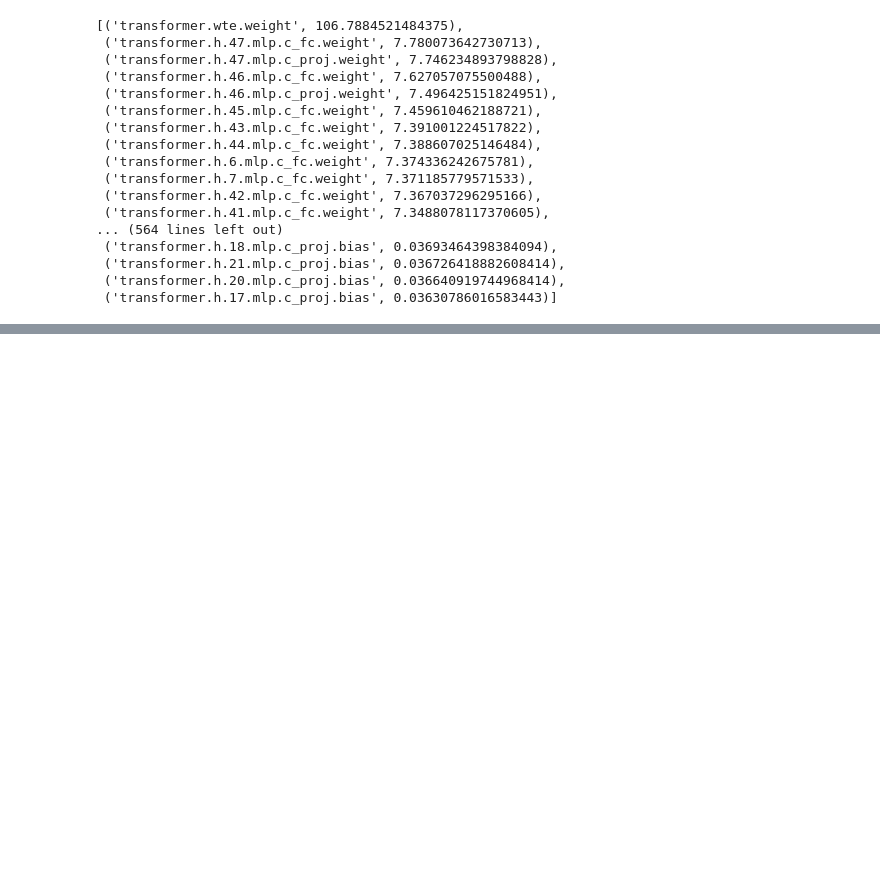
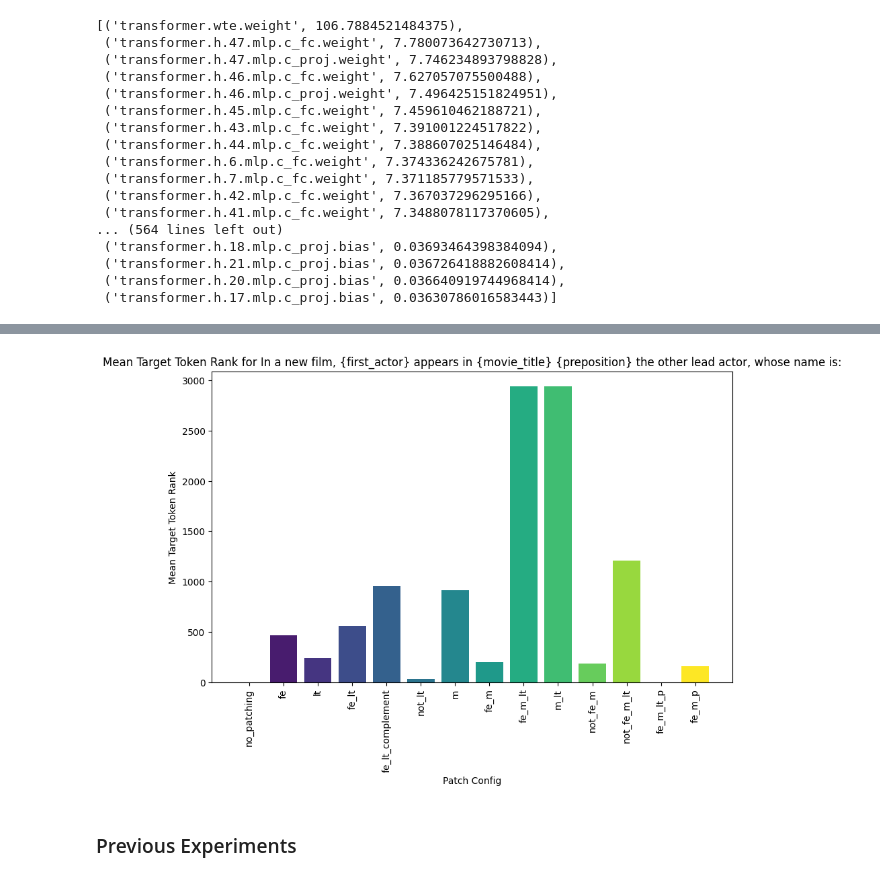
Before and after one commit to toddnief/dyamic-weight-grafting, a Jupyter notebook: notebooks/experiments_v2.ipynb, the cells around one changed output, grey strips where cells are left out. Cells and saved outputs as stored; diff of their text form; code cells hidden in the pictures; blank space fills up the shorter version.

Commit message:
update experiment infra

```diff
--- a/notebooks/experiments_v2.ipynb
+++ b/notebooks/experiments_v2.ipynb
@@ -148,3 +350,28 @@ patch_config = dict_to_namespace(patch_config)
+# %%
+for s_idx, sentence_template in enumerate(test_sentences):
+    if s_idx not in results_dict:
+        continue
+
+    # Collect means for average ranks
+    means = {}
+    for patch_filename, results in results_dict[s_idx].items():
+        target_ranks = results["target_token_ranks"]
+        mean_rank = sum(target_ranks) / len(target_ranks) if target_ranks else 0
+        means[patch_filename] = mean_rank
+
+    # Plot
+    colors = plt.cm.viridis(np.linspace(0, 1, len(means)))
+    plt.figure(figsize=(10, 6))
+    plt.bar(means.keys(), means.values(), color=colors)
+    plt.title(f"Mean Target Token Rank for {sentence_template}")
+    plt.xlabel("Patch Config")
+    plt.ylabel("Mean Target Token Rank")
+    plt.xticks(rotation=90)
+    plt.show()
+# %% [output]
+[figure, added]
+# %% [markdown]
+### Previous Experiments
 # %%
 patches_list = []
 for ex, inputs in zip(examples, input_list):
```
Also changed, not shown: parts of 17 cells of this notebook, 4 other files.
